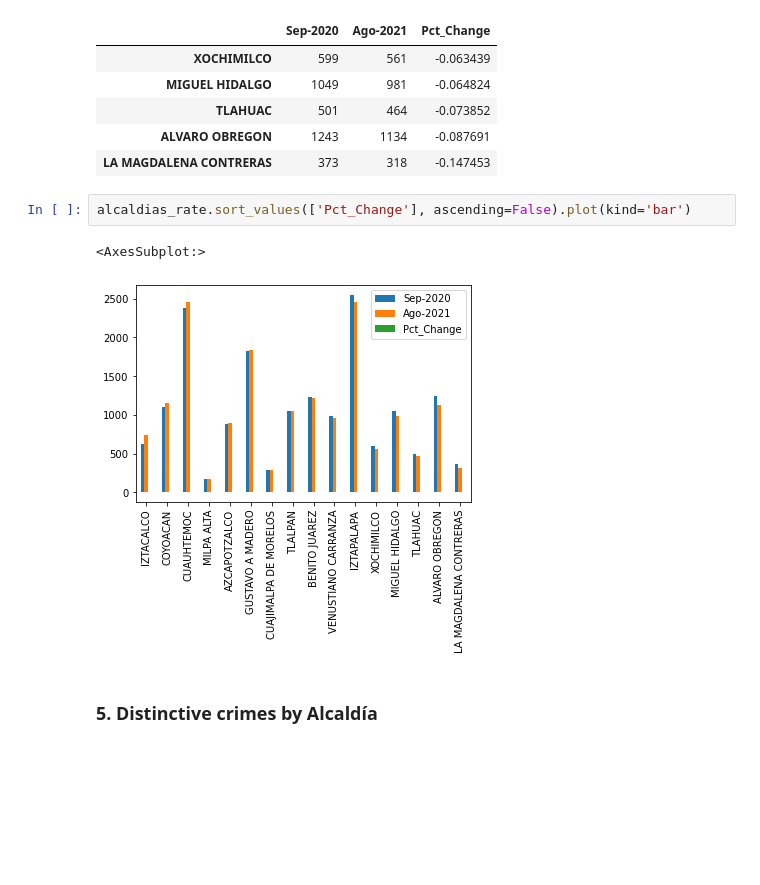
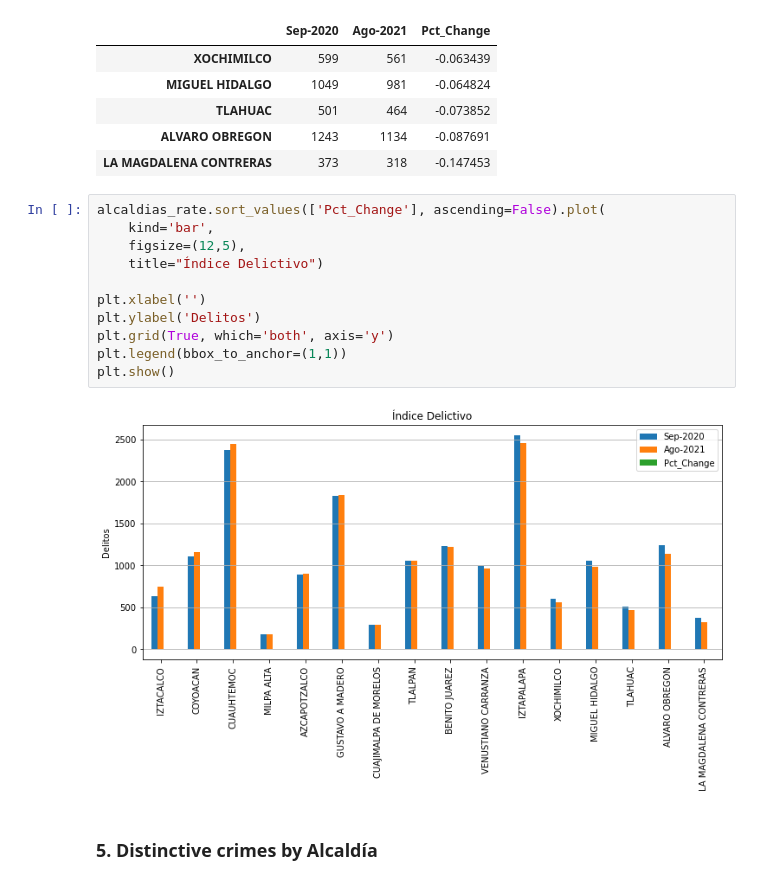
Before and after one commit to rperezme-data/Crime-Analysis-CDMX, a Jupyter notebook: CDMX Crime Exploratory Analysis.ipynb, the cells around one changed output. Drawn from its saved outputs; the diff is of its cells as text; blank space fills up the shorter version.

```diff
--- a/CDMX Crime Exploratory Analysis.ipynb
+++ b/CDMX Crime Exploratory Analysis.ipynb
@@ -454,11 +459,19 @@ alcaldias_rate.sort_values(['Pct_Change'], ascending=False).tail(5)
 | TLAHUAC | 501 | 464 | -0.073852 |
 | ALVARO OBREGON | 1243 | 1134 | -0.087691 |
 | LA MAGDALENA CONTRERAS | 373 | 318 | -0.147453 |
-# %%
-alcaldias_rate.sort_values(['Pct_Change'], ascending=False).plot(kind='bar')
-# %% [output]
-<AxesSubplot:>
-[figure, removed]
+# %%
+alcaldias_rate.sort_values(['Pct_Change'], ascending=False).plot(
+    kind='bar',
+    figsize=(12,5),
+    title="Índice Delictivo")
+
+plt.xlabel('')
+plt.ylabel('Delitos')
+plt.grid(True, which='both', axis='y')
+plt.legend(bbox_to_anchor=(1,1))
+plt.show()
+# %% [output]
+[figure, added]
 # %% [markdown]
 ### 5. Distinctive crimes by Alcaldía
 # %%
```
Also changed, not shown: parts of 8 cells of this notebook.
